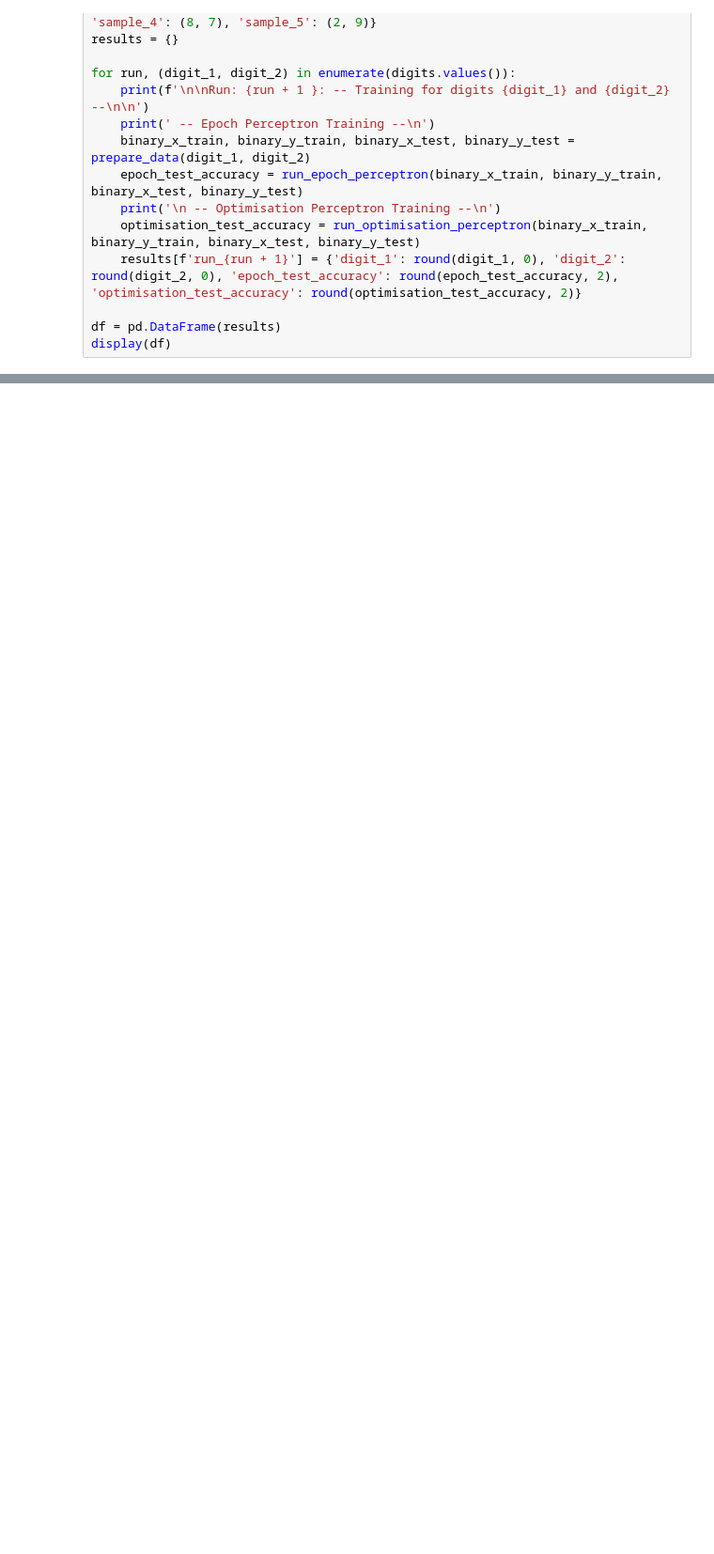
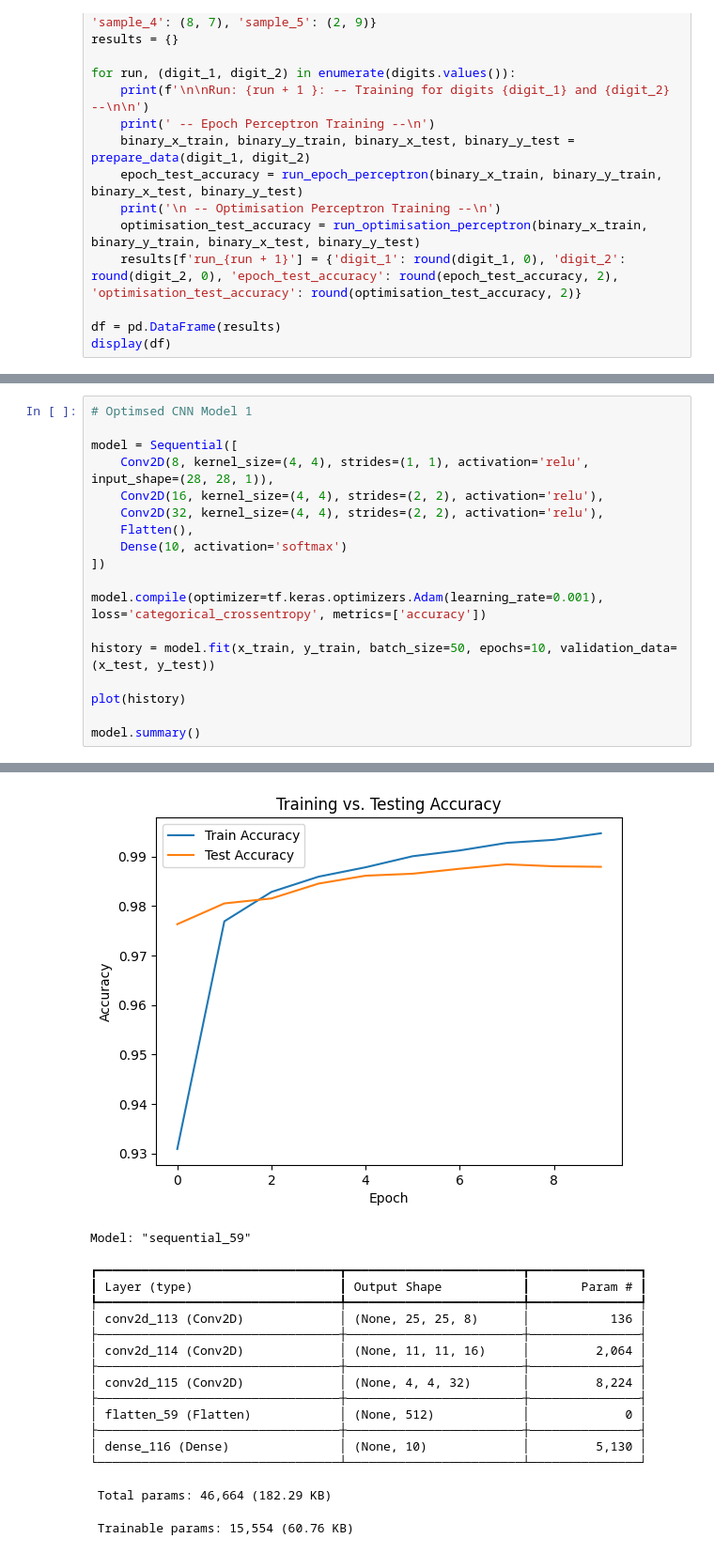
Before and after one commit to Leonjmroe/MSc-AI, a Jupyter notebook: Module 9 - Foundations of Machine Learning/Assignment 2/main.ipynb, the cells around one changed output, grey strips where cells are left out. Shown at 94% size. Drawn from its saved outputs; the diff is of its cells as text; blank space fills up the shorter version.

```diff
--- a/Module 9 - Foundations of Machine Learning/Assignment 2/main.ipynb
+++ b/Module 9 - Foundations of Machine Learning/Assignment 2/main.ipynb
@@ -284,0 +489,19 @@ display(df)
+# %%
+# Optimsed CNN Model 1
+
+model = Sequential([
+    Conv2D(8, kernel_size=(4, 4), strides=(1, 1), activation='relu', input_shape=(28, 28, 1)),
+    Conv2D(16, kernel_size=(4, 4), strides=(2, 2), activation='relu'),
+    Conv2D(32, kernel_size=(4, 4), strides=(2, 2), activation='relu'),
+    Flatten(),
+    Dense(10, activation='softmax')
+])
+
+model.compile(optimizer=tf.keras.optimizers.Adam(learning_rate=0.001), loss='categorical_crossentropy', metrics=['accuracy'])
+
+history = model.fit(x_train, y_train, batch_size=50, epochs=10, validation_data=(x_test, y_test))
+
+plot(history)
+
+model.summary()
+# %% [output]
@@ -284,0 +525,17 @@ display(df)
+[figure, added]
+Model: "sequential_59"
+┏━━━━━━━━━━━━━━━━━━━━━━━━━━━━━━━━━┳━━━━━━━━━━━━━━━━━━━━━━━━┳━━━━━━━━━━━━━━━┓
+┃ Layer (type)                    ┃ Output Shape           ┃       Param # ┃
+┡━━━━━━━━━━━━━━━━━━━━━━━━━━━━━━━━━╇━━━━━━━━━━━━━━━━━━━━━━━━╇━━━━━━━━━━━━━━━┩
+│ conv2d_113 (Conv2D)             │ (None, 25, 25, 8)      │           136 │
+├─────────────────────────────────┼────────────────────────┼───────────────┤
+│ conv2d_114 (Conv2D)             │ (None, 11, 11, 16)     │         2,064 │
+├─────────────────────────────────┼────────────────────────┼───────────────┤
+│ conv2d_115 (Conv2D)             │ (None, 4, 4, 32)       │         8,224 │
+├─────────────────────────────────┼────────────────────────┼───────────────┤
+│ flatten_59 (Flatten)            │ (None, 512)            │             0 │
+├─────────────────────────────────┼────────────────────────┼───────────────┤
+│ dense_116 (Dense)               │ (None, 10)             │         5,130 │
+└─────────────────────────────────┴────────────────────────┴───────────────┘
+ Total params: 46,664 (182.29 KB)
+ Trainable params: 15,554 (60.76 KB)
```
Also changed, not shown: parts of 17 cells of this notebook, 22 other files.
